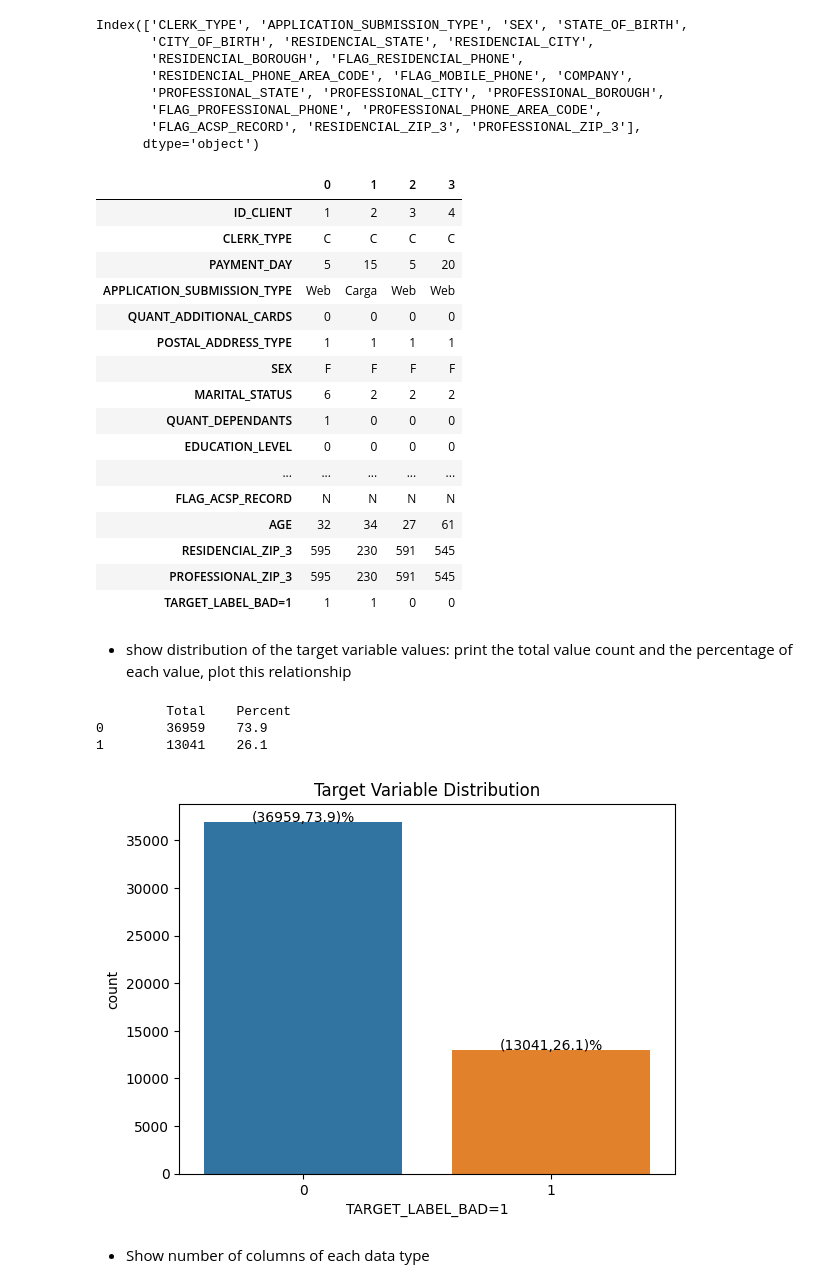
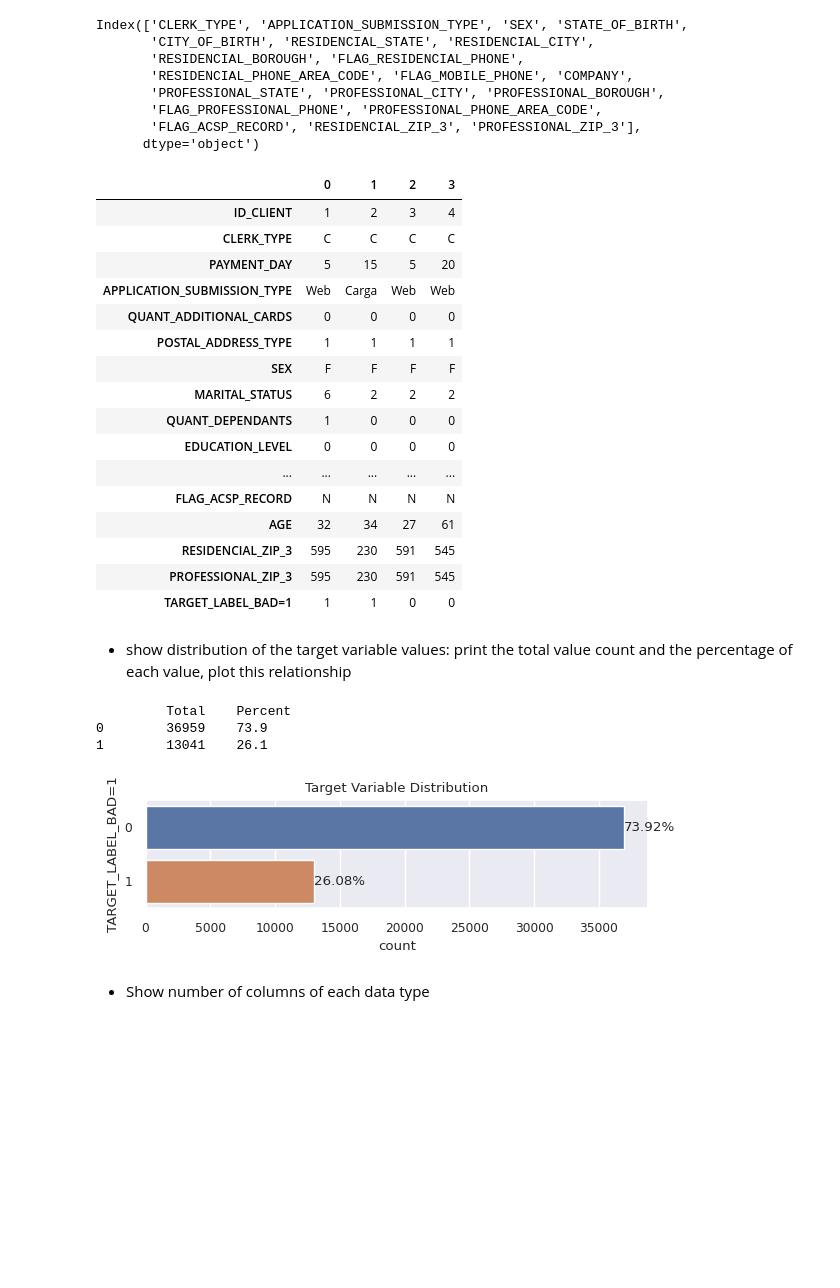
Before and after one commit to tutecode/credit-risk-analysis, a Jupyter notebook: notebook_principal.ipynb, the cells around one changed output. Drawn from its saved outputs; the diff is of its cells as text; code cells hidden in the pictures; blank space fills up the shorter version.

Commit message:
update visualization

```diff
--- a/notebook_principal.ipynb
+++ b/notebook_principal.ipynb
@@ -61,6 +61,9 @@ import matplotlib
 import matplotlib.pyplot as plt
 import seaborn as sns
 %matplotlib inline
+
+sns.set_theme(style="ticks", palette="pastel")
+sns.set(font_scale=0.8)
 # %%
 metadata = columns_description
 meta_cols = metadata["Var_Title"].to_list()
@@ -140,64 +131,76 @@ Index(['CLERK_TYPE', 'APPLICATION_SUBMISSION_TYPE', 'SEX', 'STATE_OF_BIRTH',
        'FLAG_PROFESSIONAL_PHONE', 'PROFESSIONAL_PHONE_AREA_CODE',
        'FLAG_ACSP_RECORD', 'RESIDENCIAL_ZIP_3', 'PROFESSIONAL_ZIP_3'],
       dtype='object')
-# %%
-app_train.T.iloc[:,:4]
-# %% [output]
-|  | 0 | 1 | 2 | 3 |
-| ID_CLIENT | 1 | 2 | 3 | 4 |
-| CLERK_TYPE | C | C | C | C |
-| PAYMENT_DAY | 5 | 15 | 5 | 20 |
-| APPLICATION_SUBMISSION_TYPE | Web | Carga | Web | Web |
-| QUANT_ADDITIONAL_CARDS | 0 | 0 | 0 | 0 |
-| POSTAL_ADDRESS_TYPE | 1 | 1 | 1 | 1 |
-| SEX | F | F | F | F |
-| MARITAL_STATUS | 6 | 2 | 2 | 2 |
-| QUANT_DEPENDANTS | 1 | 0 | 0 | 0 |
-| EDUCATION_LEVEL | 0 | 0 | 0 | 0 |
-| ... | ... | ... | ... | ... |
-| FLAG_ACSP_RECORD | N | N | N | N |
-| AGE | 32 | 34 | 27 | 61 |
-| RESIDENCIAL_ZIP_3 | 595 | 230 | 591 | 545 |
-| PROFESSIONAL_ZIP_3 | 595 | 230 | 591 | 545 |
-| TARGET_LABEL_BAD=1 | 1 | 1 | 0 | 0 |
+# %%
+# view 4 samples viewing all headers as a rows
+app_train.T.iloc[:,:4]
+# %% [output]
+|  | 0 | 1 | 2 | 3 |
+| ID_CLIENT | 1 | 2 | 3 | 4 |
+| CLERK_TYPE | C | C | C | C |
+| PAYMENT_DAY | 5 | 15 | 5 | 20 |
+| APPLICATION_SUBMISSION_TYPE | Web | Carga | Web | Web |
+| QUANT_ADDITIONAL_CARDS | 0 | 0 | 0 | 0 |
+| POSTAL_ADDRESS_TYPE | 1 | 1 | 1 | 1 |
+| SEX | F | F | F | F |
+| MARITAL_STATUS | 6 | 2 | 2 | 2 |
+| QUANT_DEPENDANTS | 1 | 0 | 0 | 0 |
+| EDUCATION_LEVEL | 0 | 0 | 0 | 0 |
+| ... | ... | ... | ... | ... |
+| FLAG_ACSP_RECORD | N | N | N | N |
+| AGE | 32 | 34 | 27 | 61 |
+| RESIDENCIAL_ZIP_3 | 595 | 230 | 591 | 545 |
+| PROFESSIONAL_ZIP_3 | 595 | 230 | 591 | 545 |
+| TARGET_LABEL_BAD=1 | 1 | 1 | 0 | 0 |
 # %% [markdown]
 - show distribution of the target variable values: print the total value count and the percentage of each value, plot this relationship
 # %%
-def compute_stats_count(field):
-    count = app_train[field].value_counts().values
-    index = app_train[field].value_counts().index
-    perc = app_train[field].value_counts().values/len(app_train[field])*100
+def compute_stats_count(train,field,counting=False):
+    count,index,perc = [],[],[]
+    if(counting):
+        count = train[field].value_counts().values
+        index = train[field].value_counts().index
+        perc = train[field].value_counts().values/len(train[field])*100
+    else:
+        count = train[field].values
+        index = train[field].index
+        perc = train[field].values/train[field].sum()*100
     return list(zip(index,count,perc))
 # %%
-def percsns(ax,col_stats):
+def percented_patches(ax,col_stats):
     patches = ax.patches
     for i in range(len(patches)):
-        x = patches[i].get_x() + patches[i].get_width()/2
-        y = patches[i].get_height()+.05
-        ax.annotate("({},{:.1f})%".format(col_stats[i][1],col_stats[i][2]),(x,y),ha="center")
+        x = patches[i].get_y() + patches[i].get_height()/2
+        y = patches[i].get_width()+.05
+        ax.annotate("{:.2f}%".format(col_stats[i]),(y,x),va="center")
 # %%
 #col_target
 target_colname = "TARGET_LABEL_BAD=1"
 # get index,count and percentage with compute_stats_count function
-target_dist = compute_stats_count(target_colname)
+target_dist = compute_stats_count(app_train,target_colname,counting=True)
 #target_dist.sort(key=lambda x:x[1],reverse=True)
 
 print("{:<8} {:<8} {:<5}".format("","Total","Percent"))
 for current_target_dist in target_dist:
     print("{:<8} {:<8} {:<5.1f}".format(
         current_target_dist[0],
         current_target_dist[1],
         current_target_dist[2])
     )
 
+percents = [i[2] for i in target_dist]
+
+plt.figure(figsize=(6,2))
 plt.title("Target Variable Distribution")
-ax = sns.countplot(x=app_train[target_colname])
-percsns(ax,target_dist)
+ax = sns.countplot(y=app_train[target_colname])
+percented_patches(ax,percents)
+plt.tight_layout()
+plt.show()
 # %% [output]
          Total    Percent
 0        36959    73.9
 1        13041    26.1
-[figure, old version]
+[figure, new version]
 # %% [markdown]
 - Show number of columns of each data type
 # %%
```
Also changed, not shown: parts of 85 cells of this notebook.
